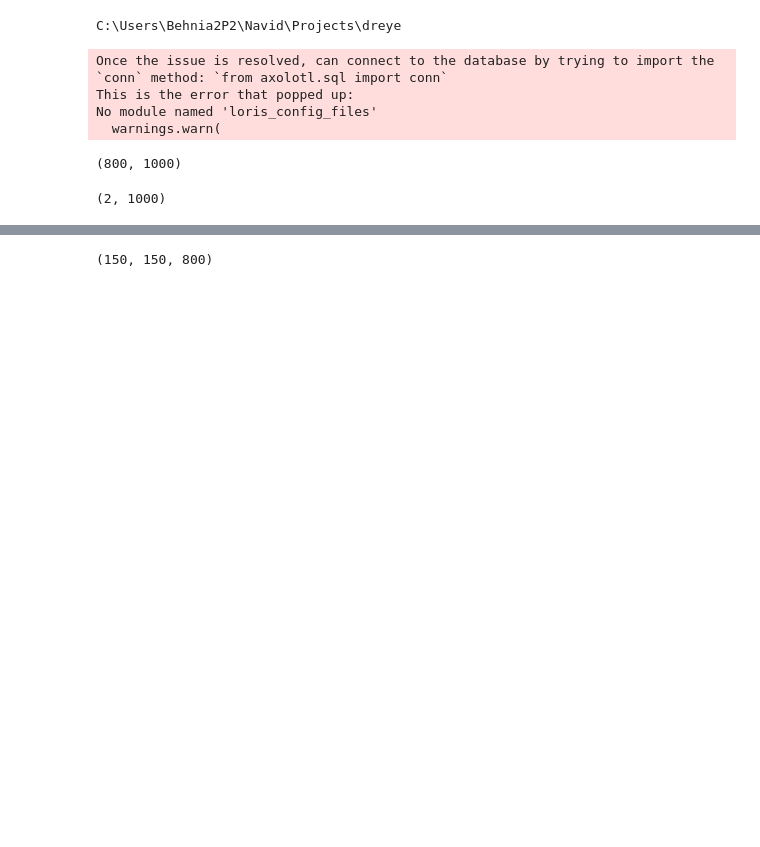
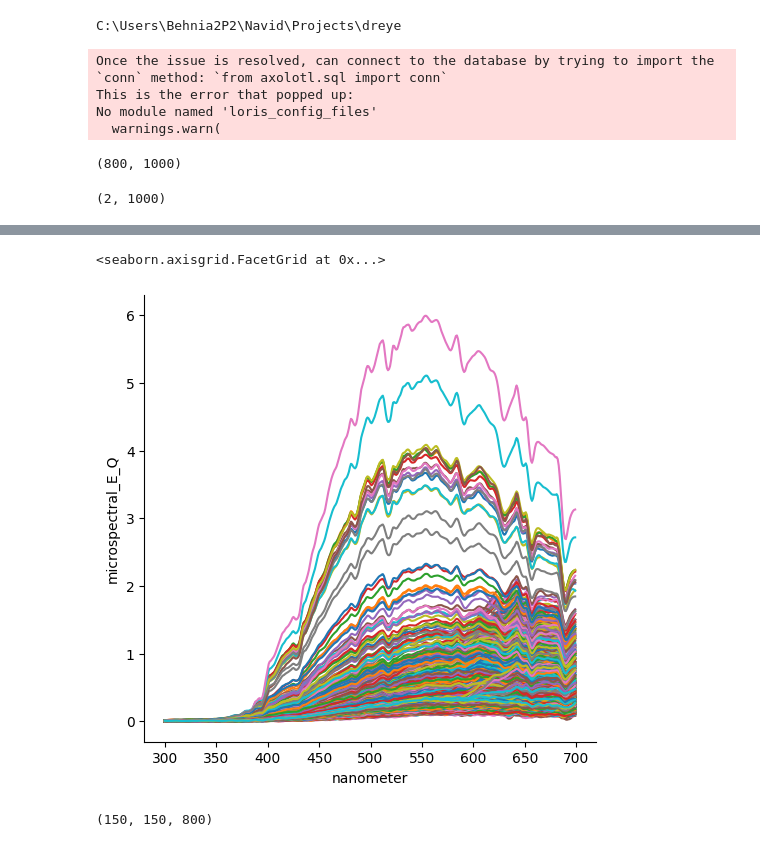
Before and after one commit to sm4988/dreye, a Jupyter notebook: tutorials/hyperspectral.ipynb, the cells around one changed output, grey strips where cells are left out. Drawn from its saved outputs; the diff is of its cells as text; code cells hidden in the pictures; blank space fills up the shorter version.

```diff
--- a/tutorials/hyperspectral.ipynb
+++ b/tutorials/hyperspectral.ipynb
@@ -17,9 +19,8 @@ No module named 'loris_config_files'
 plt.rcParams['figure.figsize'] = [24, 16]
 plt.rcParams['figure.dpi'] = 100
 # %%
-# path to raw data
-raw_data_path = 'dreye/stimuli/hyperspectral/alldata_formatted_cactus.txt'
-scanning_path_path = 'dreye/stimuli/hyperspectral/scanning_path.csv'
+raw_data_path = os.path.join(os.path.expanduser('~'), 'Navid', 'Projects', 'dreye', 'dreye', 'stimuli', 'hyperspectral', 'alldata_formatted_cactus.txt')
+scanning_path_path = os.path.join(os.path.expanduser('~'), 'Navid', 'Projects', 'dreye', 'dreye', 'stimuli', 'hyperspectral', 'scanning_path.csv')
 # %%
 image_array = np.genfromtxt(raw_data_path, delimiter=',', dtype='float64', missing_values=('-inf'))
 path = np.genfromtxt(scanning_path_path, delimiter=',', dtype='float64')
@@ -33,6 +34,12 @@ path.shape
 (2, 1000)
 # %%
 data, wls = bu.preprocess_baden(image_array)
+# %%
+WLS = np.arange(300, 700)
+# %%
+data[data < 0] = 0
+spectra = dreye.Signals(data, domain=wls, domain_units='nm', units='spectralirradiance')(WLS).to('uE').smooth(10)
+spectra[spectra.magnitude < 1e-4] = 1e-4
 # %%
 fig, (ax1, ax2) = plt.subplots(1, 2)
 ax1.plot(path[0], path[1], marker='.', color='r', linestyle='none', alpha=0.6)
@@ -44,3 +53,8 @@ for i in range(data.shape[0]):
+# %%
+spectra.plot(legend=False)
+# %% [output]
+<seaborn.axisgrid.FacetGrid at 0x...>
+[figure, added]
 # %%
 image_size = (150, 150)
 # %%
```
Also changed, not shown: parts of 22 cells of this notebook, 1 other file.
